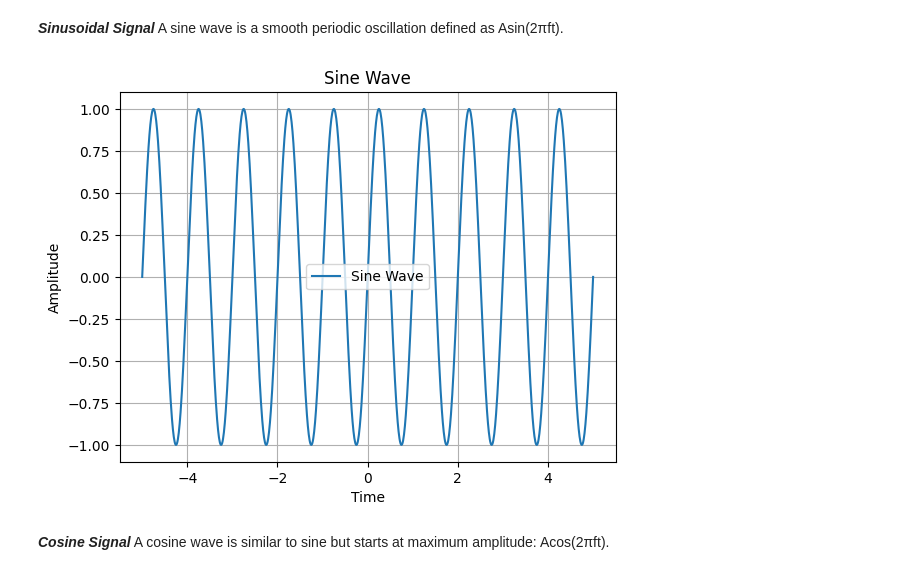
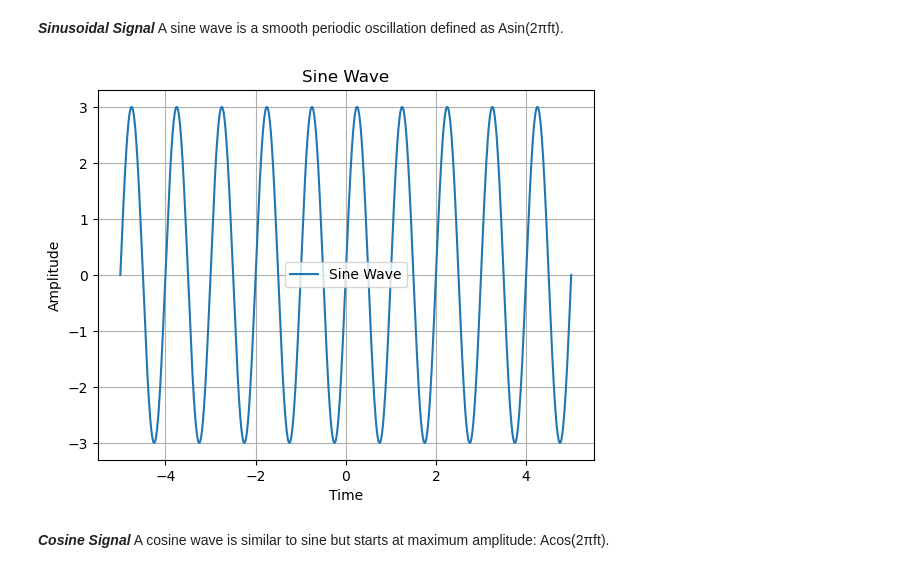
Before and after one commit to GOW1455/Freq_Mix_Demix, a Jupyter notebook: EE200_TSandhan_Tutorial_2.ipynb, the cells around one changed output. Cells and saved outputs as stored; diff of their text form; code cells hidden in the pictures.

```diff
--- a/EE200_TSandhan_Tutorial_2.ipynb
+++ b/EE200_TSandhan_Tutorial_2.ipynb
@@ -149,17 +149,17 @@ plt.show()
 A sine wave is a smooth periodic oscillation defined as
 Asin(2πft).
 # %%
-sine = np.sin(2 * np.pi * 1 * t)
+sine = 3*np.sin(2 * np.pi * 1 * t)
 
 plt.plot(t, sine, label='Sine Wave')
 plt.title('Sine Wave')
 plt.grid()
 plt.xlabel('Time')
 plt.ylabel('Amplitude')
 plt.legend()
 plt.show()
 # %% [output]
-[figure, old version]
+[figure, new version]
 # %% [markdown]
 ***Cosine Signal***
 A cosine wave is similar to sine but starts at maximum amplitude:
```
Also changed, not shown: parts of 9 cells of this notebook.
